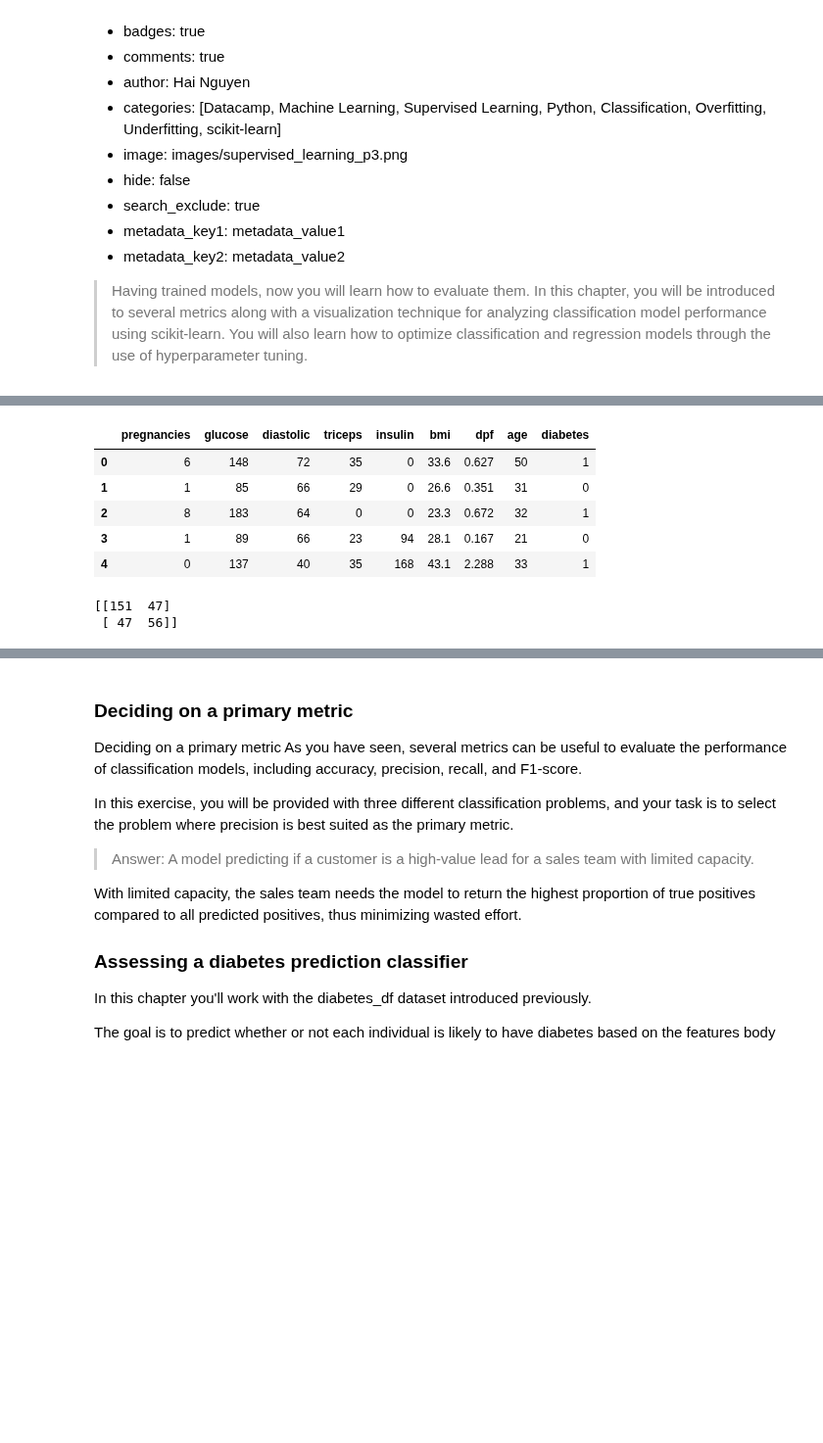
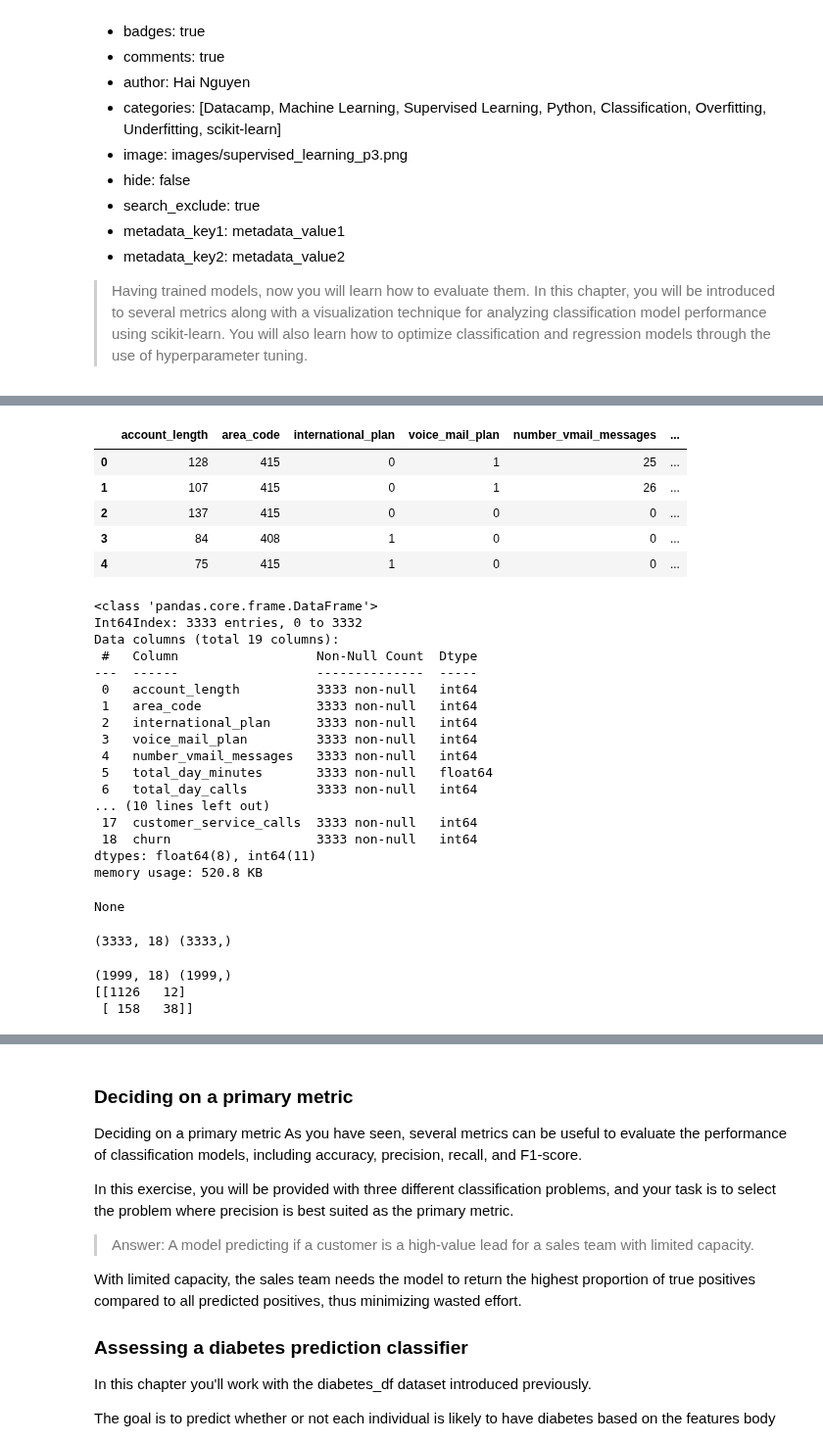
Before and after one commit to anhhaibkhn/Data-Science-selfstudy-notes-Blog, a Jupyter notebook: _notebooks/Supervised Learning with scikit-learn/2022-08-17-Chapter_3 Fine-Tuning Your Model.ipynb, the cells around one changed output, grey strips where cells are left out. Shown at 98% size. Drawn from its saved outputs; the diff is of its cells as text; code cells hidden in the pictures; blank space fills up the shorter version.

```diff
--- a/_notebooks/Supervised Learning with scikit-learn/2022-08-17-Chapter_3 Fine-Tuning Your Model.ipynb
+++ b/_notebooks/Supervised Learning with scikit-learn/2022-08-17-Chapter_3 Fine-Tuning Your Model.ipynb
@@ -53,22 +53,40 @@ Class imbalance
 ![](./images/metrics3.png)
 
 ![](./images/metrics4.png)
-# %%
-df = pd.read_csv('./datasets/diabetes_clean.csv', index_col=None)
-display(df.head())
-
-diabetes_df = df.loc[(df['glucose'] != 0) & (df['bmi'] != 0)].copy()
-
-
-X = diabetes_df[["bmi", "age"]].values
-y = diabetes_df["diabetes"].values
-# %% [output]
-|  | pregnancies | glucose | diastolic | triceps | insulin | bmi | dpf | age | diabetes |
-| 0 | 6 | 148 | 72 | 35 | 0 | 33.6 | 0.627 | 50 | 1 |
-| 1 | 1 | 85 | 66 | 29 | 0 | 26.6 | 0.351 | 31 | 0 |
-| 2 | 8 | 183 | 64 | 0 | 0 | 23.3 | 0.672 | 32 | 1 |
-| 3 | 1 | 89 | 66 | 23 | 94 | 28.1 | 0.167 | 21 | 0 |
-| 4 | 0 | 137 | 40 | 35 | 168 | 43.1 | 2.288 | 33 | 1 |
+# %%
+churn_df = pd.read_csv('./datasets/telecom_churn_clean.csv',index_col=0)
+display(churn_df.head())
+display(churn_df.info())
+
+X = churn_df.drop(['churn'], axis=1).values
+y = churn_df["churn"].values
+print(X.shape, y.shape)
+# %% [output]
+|  | account_length | area_code | international_plan | voice_mail_plan | number_vmail_messages | ... |
+| 0 | 128 | 415 | 0 | 1 | 25 | ... |
+| 1 | 107 | 415 | 0 | 1 | 26 | ... |
+| 2 | 137 | 415 | 0 | 0 | 0 | ... |
+| 3 | 84 | 408 | 1 | 0 | 0 | ... |
+| 4 | 75 | 415 | 1 | 0 | 0 | ... |
+<class 'pandas.core.frame.DataFrame'>
+Int64Index: 3333 entries, 0 to 3332
+Data columns (total 19 columns):
+ #   Column                  Non-Null Count  Dtype
+---  ------                  --------------  -----
+ 0   account_length          3333 non-null   int64
+ 1   area_code               3333 non-null   int64
+ 2   international_plan      3333 non-null   int64
+ 3   voice_mail_plan         3333 non-null   int64
+ 4   number_vmail_messages   3333 non-null   int64
+ 5   total_day_minutes       3333 non-null   float64
+ 6   total_day_calls         3333 non-null   int64
+... (10 lines left out)
+ 17  customer_service_calls  3333 non-null   int64
+ 18  churn                   3333 non-null   int64
+dtypes: float64(8), int64(11)
+memory usage: 520.8 KB
+None
+(3333, 18) (3333,)
 # %%
 # Confusion matrix in scikit-learn
 from sklearn.model_selection import train_test_split
@@ -78,10 +96,13 @@ from sklearn.metrics import classification_report, confusion_matrix
 
 knn = KNeighborsClassifier(n_neighbors=7)
 X_train, X_test, y_train, y_test = train_test_split(X, y, test_size=0.4, random_state=42)
+print(X_train.shape, y_train.shape)
+
 knn.fit(X_train, y_train)
 y_pred = knn.predict(X_test)
 
 print(confusion_matrix(y_test, y_pred))
 # %% [output]
-[[151  47]
- [ 47  56]]
+(1999, 18) (1999,)
+[[1126   12]
+ [ 158   38]]
```
Also changed, not shown: parts of 44 cells of this notebook, 34 other files.
